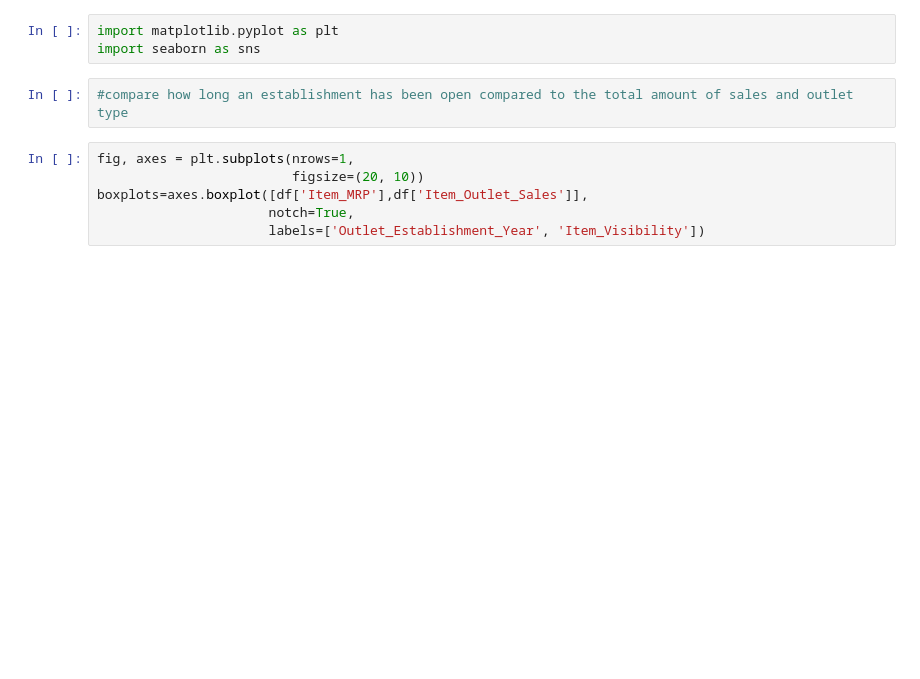
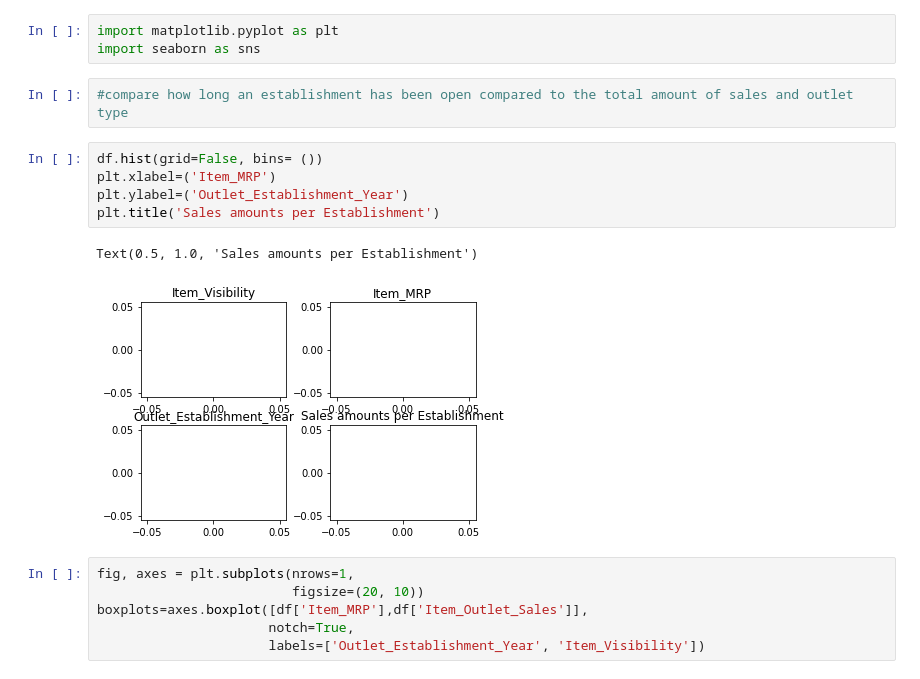
Before and after one commit to JessicaGreen22/food-sales-location-predictions, a Jupyter notebook: Food_Sales_predictions.ipynb, the cells around one changed output. Drawn from its saved outputs; the diff is of its cells as text; blank space fills up the shorter version.

```diff
--- a/Food_Sales_predictions.ipynb
+++ b/Food_Sales_predictions.ipynb
@@ -262,6 +262,14 @@ import matplotlib.pyplot as plt
 import seaborn as sns
 # %%
 #compare how long an establishment has been open compared to the total amount of sales and outlet type
+# %%
+df.hist(grid=False, bins= ())
+plt.xlabel=('Item_MRP')
+plt.ylabel=('Outlet_Establishment_Year')
+plt.title('Sales amounts per Establishment')
+# %% [output]
+Text(0.5, 1.0, 'Sales amounts per Establishment')
+[figure, added]
 # %%
 fig, axes = plt.subplots(nrows=1,
                          figsize=(20, 10))
```
